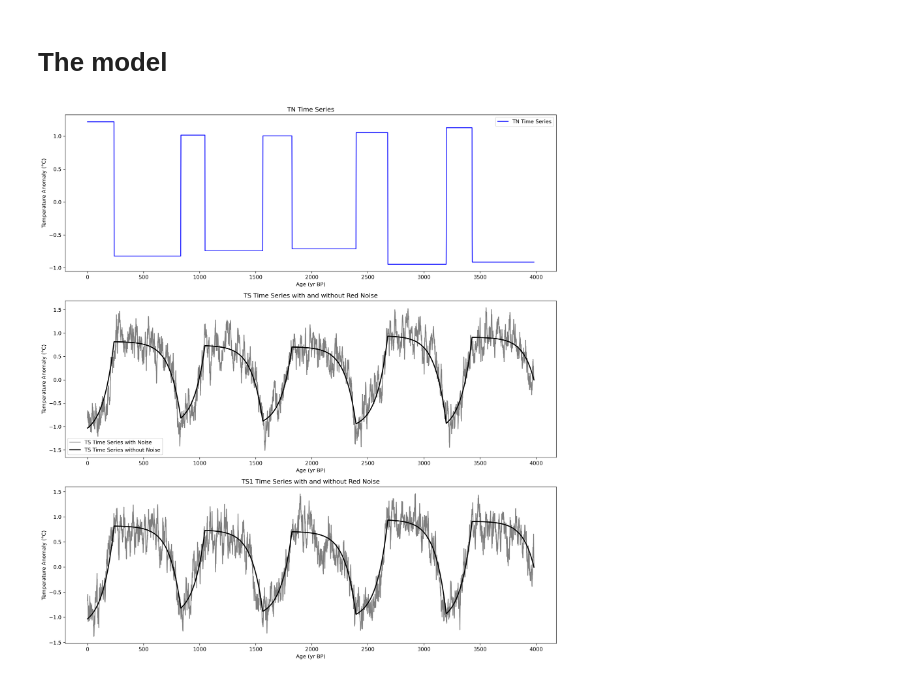
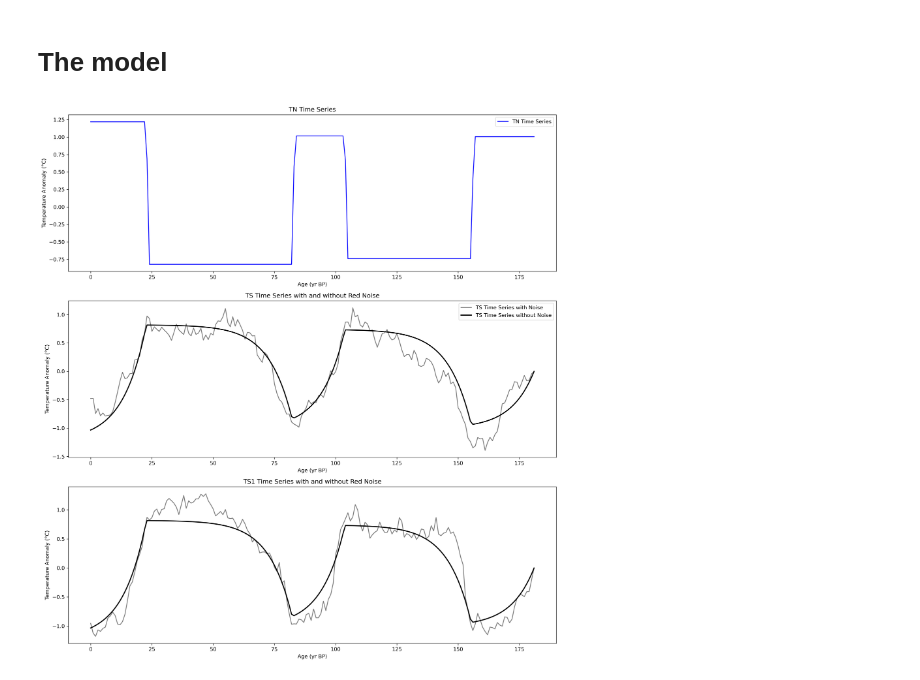
Before and after one commit to Peisong-Zheng/DO_causality, a Jupyter notebook: PCMCI_GPDC_SJ03.ipynb, the cells around one changed output. Cells and saved outputs as stored; diff of their text form; code cells hidden in the pictures.

```diff
--- a/PCMCI_GPDC_SJ03.ipynb
+++ b/PCMCI_GPDC_SJ03.ipynb
@@ -103,14 +103,14 @@ def resample_TN(tn_series, dt=10):
     return resampled_tn
 
 # Parameters for the model
-dt = 10  # Time step in years
+dt = 100  # Time step in years
 tau = 1000  # Characteristic timescale in years
 TS_initial = 0  # Initial condition for TS
 a = 0.9  # Red noise parameter
 std_dev = 0.01 # Standard deviation for the white noise component
 
 # Generate and resample a shorter TN time series
-tn_time_series_shortened = generate_TN_time_series(duration=40000)
+tn_time_series_shortened = generate_TN_time_series(duration=20000)
 tn_time_series_resampled = resample_TN(tn_time_series_shortened, dt)
 
 # Calculate TS without noise, reversing the calculation direction
@@ -148,34 +148,37 @@ for i in range(len(tn_time_series_resampled) - 2, -1, -1):
     red_noise_reversed1[i] = a * red_noise_reversed1[i+1] + epsilon_t
 
 # Add adjusted red noise to TS without noise
 TS_with_adjusted_noise_reversed = TS_without_noise_reversed + red_noise_reversed
 TS1_with_adjusted_noise_reversed = TS1_without_noise_reversed + red_noise_reversed1
 
+# adding white noise to TN
+# tn_time_series_resampled=tn_time_series_resampled+np.random.normal(0, 0.2, len(tn_time_series_resampled))
+
 # Plotting
 fig, axs = plt.subplots(3, 1, figsize=(14, 15),dpi=300)
 axs[0].plot(tn_time_series_resampled, label='TN Time Series', color='blue')
 axs[0].set_title('TN Time Series')
 axs[0].set_xlabel('Age (yr BP)')
 axs[0].set_ylabel('Temperature Anomaly (°C)')
 axs[0].legend()
 
 axs[1].plot(TS_with_adjusted_noise_reversed, label='TS Time Series with Noise', color='k', alpha=0.5,linestyle='-')
 axs[1].plot(TS_without_noise_reversed, label='TS Time Series without Noise', color='k', linewidth=2, linestyle='-')
 axs[1].set_title('TS Time Series with and without Red Noise')
 axs[1].set_xlabel('Age (yr BP)')
 axs[1].set_ylabel('Temperature Anomaly (°C)')
 axs[1].legend()
 
 axs[2].plot(TS1_with_adjusted_noise_reversed, label='TS Time Series with Noise', color='k', alpha=0.5,linestyle='-')
 axs[2].plot(TS1_without_noise_reversed, label='TS Time Series without Noise', color='k', linewidth=2, linestyle='-')
 axs[2].set_title('TS1 Time Series with and without Red Noise')
 axs[2].set_xlabel('Age (yr BP)')
 axs[2].set_ylabel('Temperature Anomaly (°C)')
 
 plt.tight_layout()
 plt.show()
 # %% [output]
-[figure, old version]
+[figure, new version]
 # %%
 # reverse data
 TN=tn_time_series_resampled[::-1]
```
Also changed, not shown: parts of 3 cells of this notebook, 1 other file.
